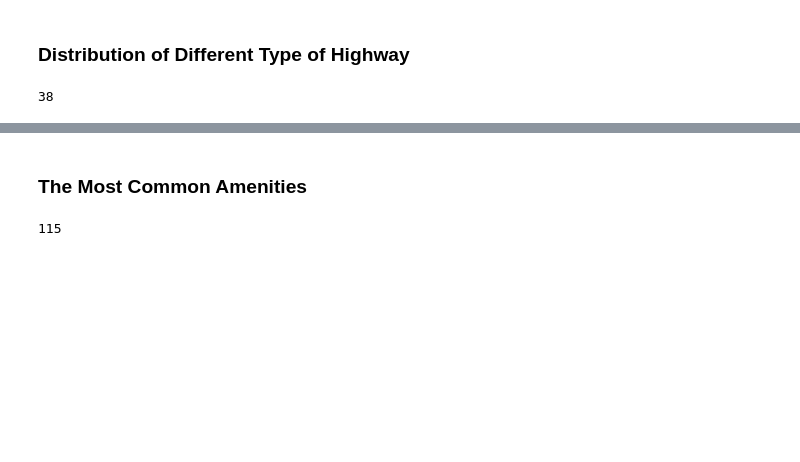
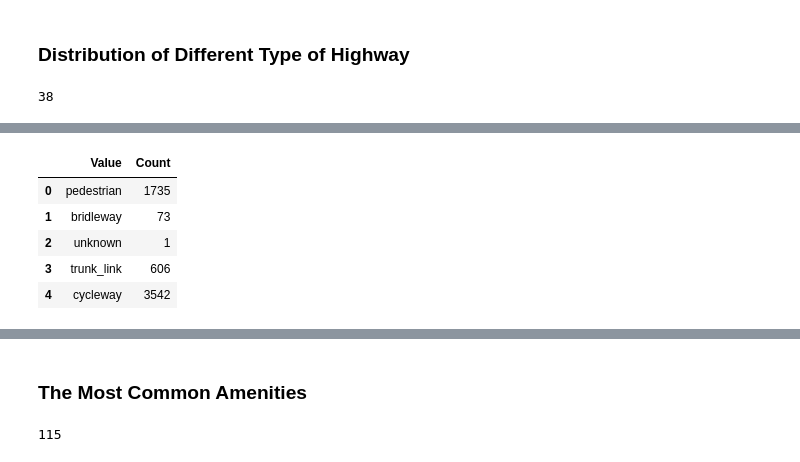
Before and after one commit to bulutenesemre/OsmAnalysis, a Jupyter notebook: notebooks/OsmAnalysis.ipynb, the cells around one changed output, grey strips where cells are left out. Cells and saved outputs as stored; diff of their text form; code cells hidden in the pictures; blank space fills up the shorter version.

```diff
--- a/notebooks/OsmAnalysis.ipynb
+++ b/notebooks/OsmAnalysis.ipynb
@@ -195,0 +196,10 @@ sqlContext.sql("SELECT osmWay.tags[0].value FROM osmWay WHERE tags[0].key='highw
+# %%
+highway = highway.toPandas()
+highway.head()
+# %% [output]
+|  | Value | Count |
+| 0 | pedestrian | 1735 |
+| 1 | bridleway | 73 |
+| 2 | unknown | 1 |
+| 3 | trunk_link | 606 |
+| 4 | cycleway | 3542 |
```
Also changed, not shown: parts of 12 cells of this notebook, 3 other files.
